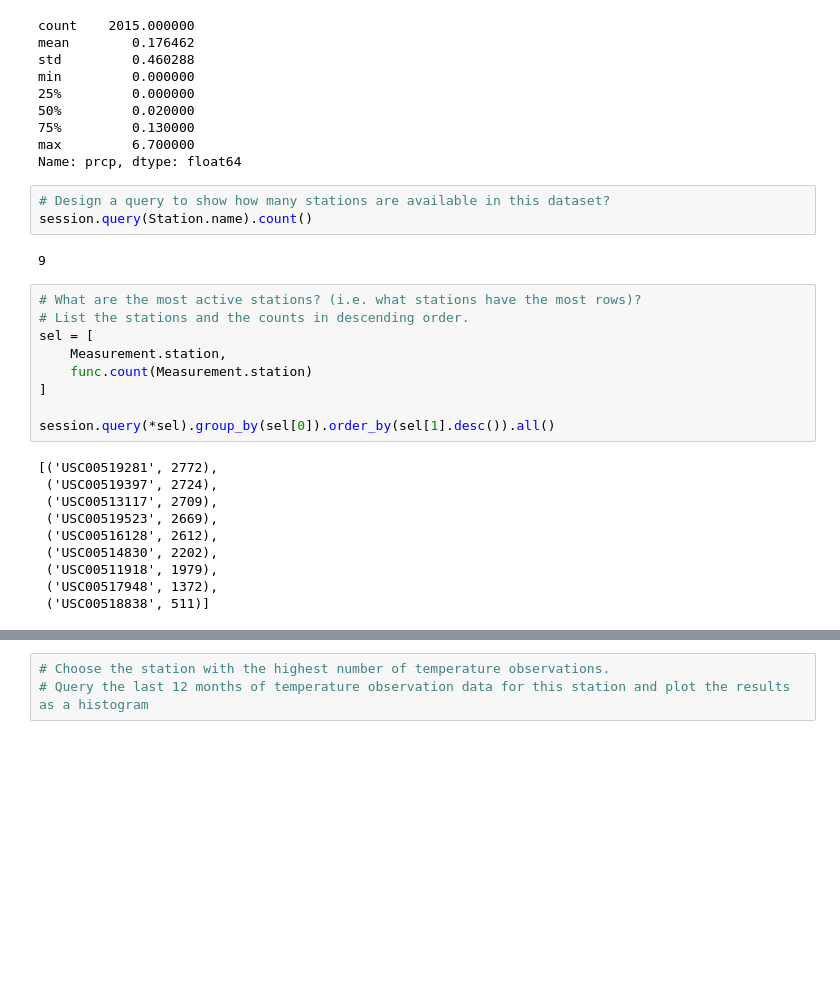
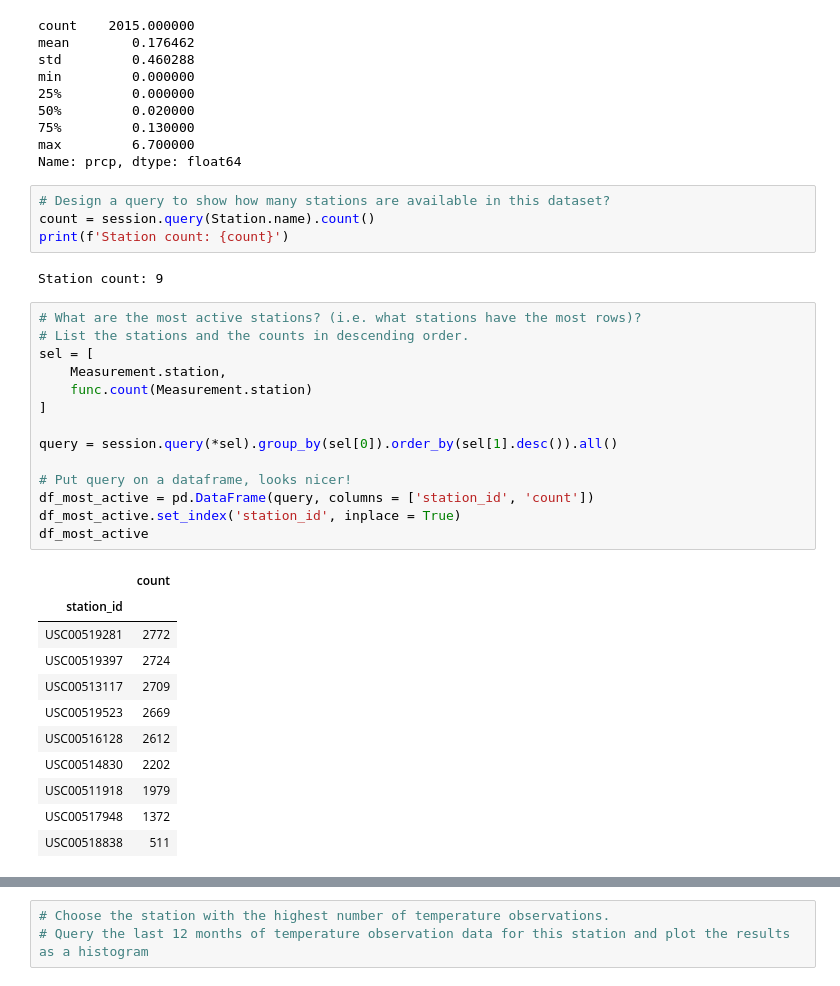
Before and after one commit to jaime030690/sqlalchemy-challenge, a Jupyter notebook: climate_starter.ipynb, the cells around one changed output, grey strips where cells are left out. Cells and saved outputs as stored; diff of their text form; blank space fills up the shorter version.

```diff
--- a/climate_starter.ipynb
+++ b/climate_starter.ipynb
@@ -81,28 +81,36 @@ max         6.700000
 Name: prcp, dtype: float64
 # %%
 # Design a query to show how many stations are available in this dataset?
-session.query(Station.name).count()
+count = session.query(Station.name).count()
+print(f'Station count: {count}')
 # %% [output]
-9
+Station count: 9
 # %%
 # What are the most active stations? (i.e. what stations have the most rows)?
 # List the stations and the counts in descending order.
 sel = [
     Measurement.station,
     func.count(Measurement.station)
 ]
 
-session.query(*sel).group_by(sel[0]).order_by(sel[1].desc()).all()
+query = session.query(*sel).group_by(sel[0]).order_by(sel[1].desc()).all()
+
+# Put query on a dataframe, looks nicer!
+df_most_active = pd.DataFrame(query, columns = ['station_id', 'count'])
+df_most_active.set_index('station_id', inplace = True)
+df_most_active
 # %% [output]
-[('USC00519281', 2772),
- ('USC00519397', 2724),
- ('USC00513117', 2709),
- ('USC00519523', 2669),
- ('USC00516128', 2612),
- ('USC00514830', 2202),
- ('USC00511918', 1979),
- ('USC00517948', 1372),
- ('USC00518838', 511)]
+|  | count |
+| station_id |  |
+| USC00519281 | 2772 |
+| USC00519397 | 2724 |
+| USC00513117 | 2709 |
+| USC00519523 | 2669 |
+| USC00516128 | 2612 |
+| USC00514830 | 2202 |
+| USC00511918 | 1979 |
+| USC00517948 | 1372 |
+| USC00518838 | 511 |
 # %%
 # Using the station id from the previous query, calculate the lowest temperature recorded,
 # highest temperature recorded, and average temperature of the most active station?
```
Also changed, not shown: parts of 2 cells of this notebook.
